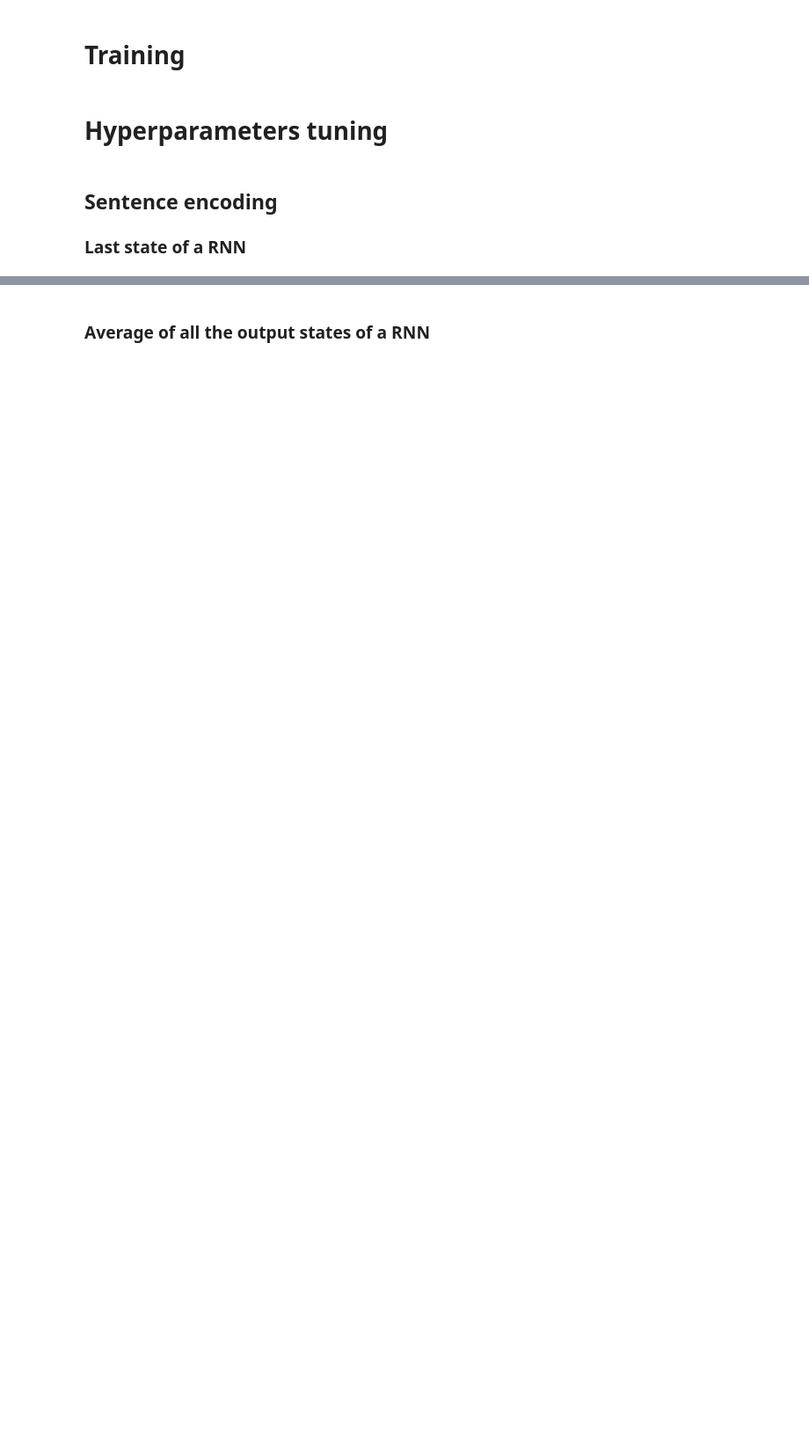
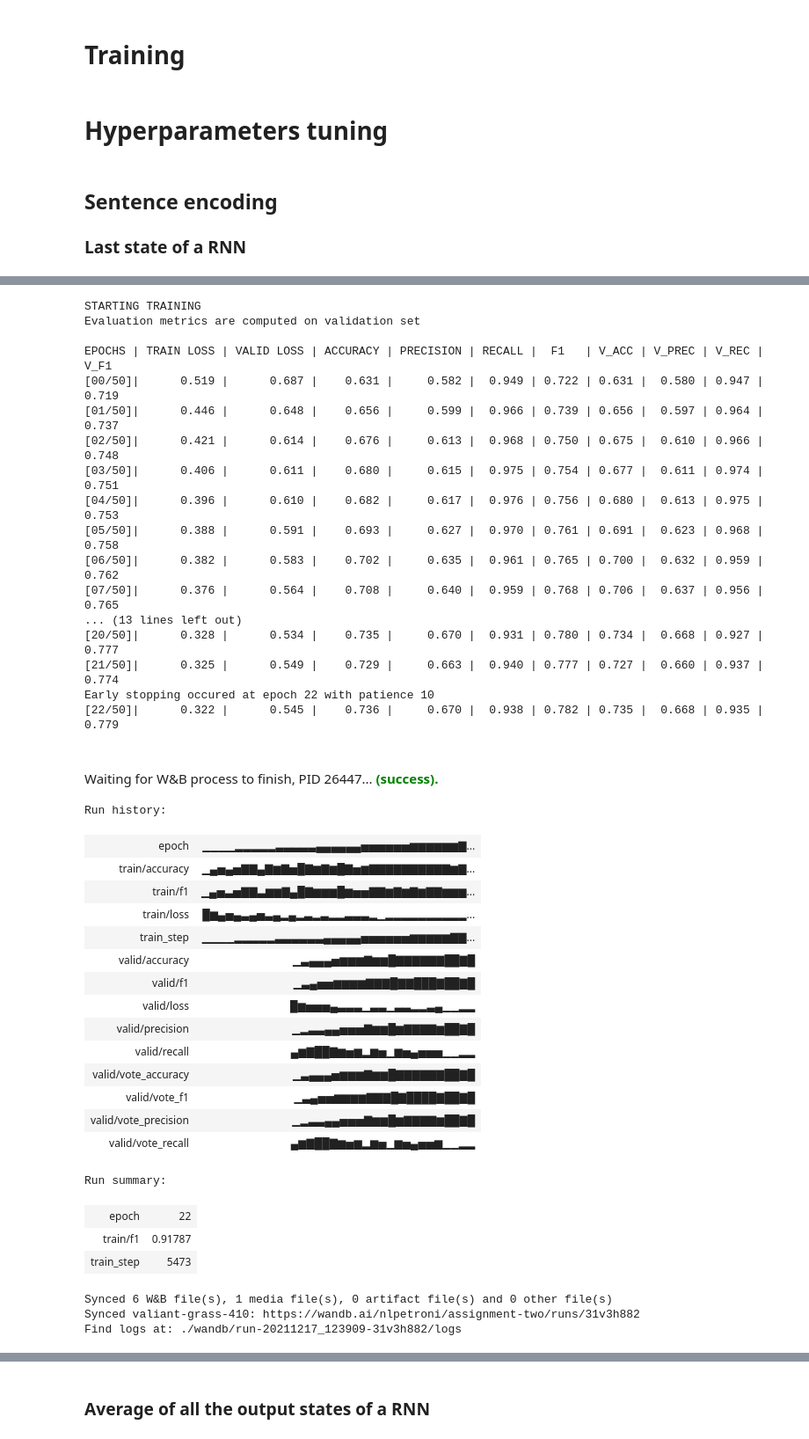
Before and after one commit to NLPetroni/assignment_two, a Jupyter notebook: solution_2.ipynb, the cells around one changed output, grey strips where cells are left out. Shown at 88% size. Cells and saved outputs as stored; diff of their text form; code cells hidden in the pictures; blank space fills up the shorter version.

```diff
--- a/solution_2.ipynb
+++ b/solution_2.ipynb
@@ -900,5 +904,6 @@ KeyboardInterrupt:
 # %%
 # gru
-train(optimizer=opt, lr=lr, device=device, n_epochs=epochs, verbose=verbose, tags=[tag],
+train(optimizer=opt, lr=lr, device=device, n_epochs=epochs, verbose=verbose, tags=[tag, 'gru_last'],
     batch_size=batch_size, encoder='rnn', merger='concatenation', rnn_type='gru',
     rnn_output='last', rec_size=rec_size, hid_size=hid_size, cosine_similarity=cosine_similarity)
+# %% [output]
@@ -904,0 +917,40 @@ train(optimizer=opt, lr=lr, device=device, n_epochs=epochs, verbose=verbose, tag
+STARTING TRAINING
+Evaluation metrics are computed on validation set
+
+EPOCHS | TRAIN LOSS | VALID LOSS | ACCURACY | PRECISION | RECALL |  F1   | V_ACC | V_PREC | V_REC | V_F1
+[00/50]|      0.519 |      0.687 |    0.631 |     0.582 |  0.949 | 0.722 | 0.631 |  0.580 | 0.947 | 0.719
+[01/50]|      0.446 |      0.648 |    0.656 |     0.599 |  0.966 | 0.739 | 0.656 |  0.597 | 0.964 | 0.737
+[02/50]|      0.421 |      0.614 |    0.676 |     0.613 |  0.968 | 0.750 | 0.675 |  0.610 | 0.966 | 0.748
+[03/50]|      0.406 |      0.611 |    0.680 |     0.615 |  0.975 | 0.754 | 0.677 |  0.611 | 0.974 | 0.751
+[04/50]|      0.396 |      0.610 |    0.682 |     0.617 |  0.976 | 0.756 | 0.680 |  0.613 | 0.975 | 0.753
+[05/50]|      0.388 |      0.591 |    0.693 |     0.627 |  0.970 | 0.761 | 0.691 |  0.623 | 0.968 | 0.758
+[06/50]|      0.382 |      0.583 |    0.702 |     0.635 |  0.961 | 0.765 | 0.700 |  0.632 | 0.959 | 0.762
+[07/50]|      0.376 |      0.564 |    0.708 |     0.640 |  0.959 | 0.768 | 0.706 |  0.637 | 0.956 | 0.765
+... (13 lines left out)
+[20/50]|      0.328 |      0.534 |    0.735 |     0.670 |  0.931 | 0.780 | 0.734 |  0.668 | 0.927 | 0.777
+[21/50]|      0.325 |      0.549 |    0.729 |     0.663 |  0.940 | 0.777 | 0.727 |  0.660 | 0.937 | 0.774
+Early stopping occured at epoch 22 with patience 10
+[22/50]|      0.322 |      0.545 |    0.736 |     0.670 |  0.938 | 0.782 | 0.735 |  0.668 | 0.935 | 0.779
+Waiting for W&B process to finish, PID 26447... (success).
+Run history:
+| epoch | ▁▁▁▁▂▂▂▂▂▃▃▃▃▃▄▄▄▄▄▄▅▅▅▅▅▅▆▆▆▆▆▆▇... |
+| train/accuracy | ▁▄▅▄▅▇▇▄▇▆▇▅█▇▆▇▆█▇▅▆▇▇▇▇▇▇▇▇▇▇▆▇... |
+| train/f1 | ▁▄▅▃▅▇▇▃▆▆▇▄█▇▆▆▆█▆▅▅▇▇▆▇▆▇▆▇▇▆▆▆... |
+| train/loss | █▆▄▅▄▃▄▅▃▄▂▄▂▃▂▃▂▂▃▃▃▂▁▂▂▂▂▂▂▂▂▂▂... |
+| train_step | ▁▁▁▁▂▂▂▂▂▃▃▃▃▃▃▄▄▄▄▄▅▅▅▅▅▅▆▆▆▆▆▇▇... |
+| valid/accuracy | ▁▃▄▄▄▅▆▆▆▇▆▆█▇▇▇▇▇▇██▇█ |
+| valid/f1 | ▁▃▄▅▅▆▆▆▆▇▇▇█▇▇███▇██▇█ |
+| valid/loss | █▆▅▅▅▄▃▃▃▁▃▃▁▃▃▂▂▃▄▁▁▂▂ |
+| valid/precision | ▁▂▃▃▄▄▅▅▅▇▆▆█▆▇▇▇▇▆██▇█ |
+| valid/recall | ▄▆▇██▇▆▅▆▂▆▅▁▆▅▄▅▅▅▁▁▂▂ |
+| valid/vote_accuracy | ▁▃▄▄▄▅▆▆▆▇▆▆█▇▇▇▇▇▇██▇█ |
+| valid/vote_f1 | ▁▃▄▅▅▆▆▆▆▇▇▇█▇████▇██▇█ |
+| valid/vote_precision | ▁▂▃▃▄▄▅▅▅▇▆▆█▆▇▇▇▇▆██▇█ |
+| valid/vote_recall | ▄▆▇██▇▆▅▆▂▆▅▁▆▅▄▅▅▆▁▁▂▂ |
+Run summary:
+| epoch | 22 |
+| train/f1 | 0.91787 |
+| train_step | 5473 |
+Synced 6 W&B file(s), 1 media file(s), 0 artifact file(s) and 0 other file(s)
+Synced valiant-grass-410: https://wandb.ai/nlpetroni/assignment-two/runs/31v3h882
+Find logs at: ./wandb/run-20211217_123909-31v3h882/logs
```
Also changed, not shown: parts of 20 cells of this notebook.
